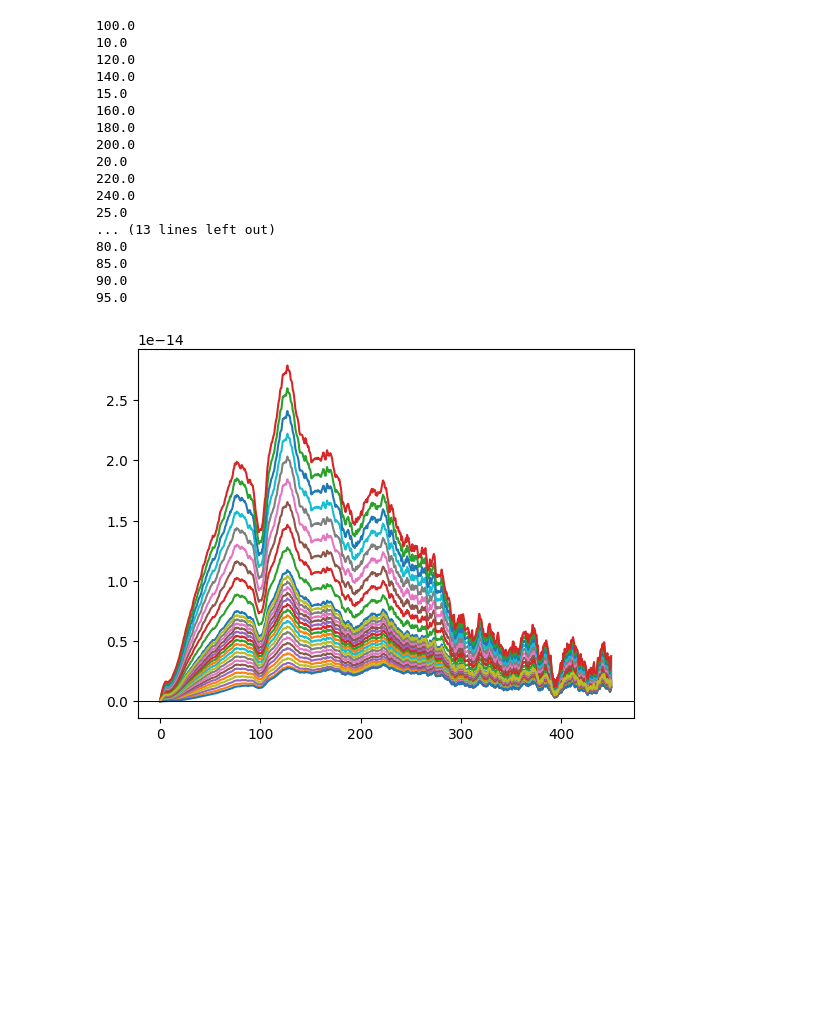
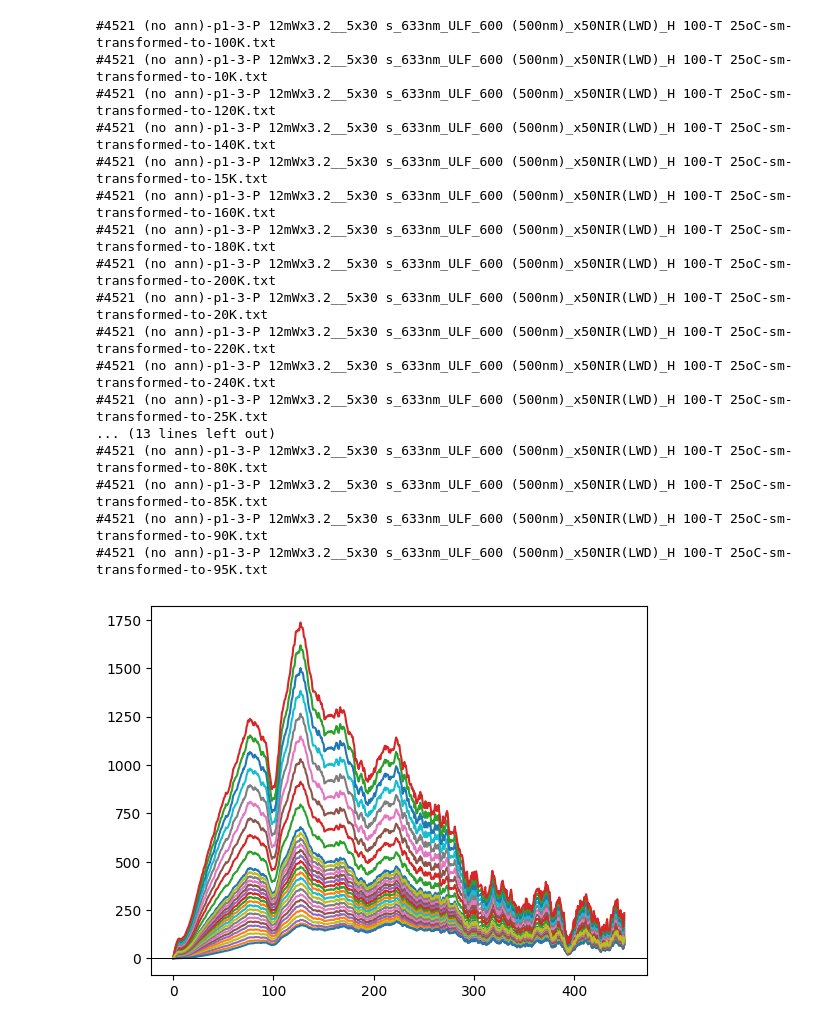
Before and after one commit to radiantbread/reduced_spectra, a Jupyter notebook: reduced_reduction.ipynb, the cells around one changed output. Drawn from its saved outputs; the diff is of its cells as text; code cells hidden in the pictures; blank space fills up the shorter version.

```diff
--- a/reduced_reduction.ipynb
+++ b/reduced_reduction.ipynb
@@ -7,7 +7,7 @@ from matplotlib import pyplot as plt
 from scipy import integrate
 # %%
 input_dir = os.getcwd() + "/input/#4521-generated-sweep/"
-output_dir = os.getcwd() + "/output/reduced-sweep-weird/"
+output_dir = os.getcwd() + "/output/reduced-sweep-weird-normalized/"
 filenames = list(filter(lambda f: ".txt" in f, os.listdir(input_dir))) # Работаем только с .txt
 
 def get_temp(filename):
@@ -39,11 +39,11 @@ def B_factor2(omega, T):
 
 def reduced_spectrum(omega, I, T):
     """Calculate reduced Raman spectrum for Stokes scattering."""
-    wavelength_correction = (omega_laser - omega)**(-4) # -omega for Stokes scattering.
+    wavelength_correction = (1 - omega/omega_laser)**(-4) # -omega for Stokes scattering.
     return wavelength_correction * omega * B_factor2(omega, T) * I
 
-def reduced_spectrum_but_weird(omega, I, T):
-    wavelength_correction = (omega_laser - omega)**(-4) # -omega for Stokes scattering.
+def reduced_spectrum_but_weird(omega, I):
+    wavelength_correction = (1 - omega/omega_laser)**(-4) # -omega for Stokes scattering.
     return wavelength_correction * omega * I
 
 def transform_spectrum_temp(omega, I, T1, T2, B_factor=B_factor2):
@@ -53,45 +53,46 @@ def transform_spectrum_temp(omega, I, T1, T2, B_factor=B_factor2):
 # %%
 count = 0
 for filename in filenames:
     count += 1
     if count != 5:
         2 == 2
         # continue
 
     T = get_temp(filename) # K
-    print(T)
+    # print(T)
     data = cut_range(np.loadtxt(input_dir + filename), 0, np.inf)
     background = np.mean(data[0:100,1])
     data = cut_range(np.loadtxt(input_dir + filename), 0, 450)
     data[:,1] = data[:,1] - background
 
-    R = reduced_spectrum_but_weird(data[:,0], data[:,1], T)
+    R = reduced_spectrum_but_weird(data[:,0], data[:,1])
 
     new_data = np.transpose(np.array([data[:,0], R]))
     plt.plot(*np.transpose(new_data))
 
     plt.axhline(y=0, color='black', linewidth=0.7)
 
+    print(filename)
     np.savetxt(output_dir + filename.split('.txt')[0] + "-reduced.txt", new_data)
 # %% [output]
-100.0
-10.0
-120.0
-140.0
-15.0
-160.0
-180.0
-200.0
-20.0
-220.0
-240.0
-25.0
+#4521 (no ann)-p1-3-P 12mWx3.2__5x30 s_633nm_ULF_600 (500nm)_x50NIR(LWD)_H 100-T 25oC-sm-transformed-to-100K.txt
+#4521 (no ann)-p1-3-P 12mWx3.2__5x30 s_633nm_ULF_600 (500nm)_x50NIR(LWD)_H 100-T 25oC-sm-transformed-to-10K.txt
+#4521 (no ann)-p1-3-P 12mWx3.2__5x30 s_633nm_ULF_600 (500nm)_x50NIR(LWD)_H 100-T 25oC-sm-transformed-to-120K.txt
+#4521 (no ann)-p1-3-P 12mWx3.2__5x30 s_633nm_ULF_600 (500nm)_x50NIR(LWD)_H 100-T 25oC-sm-transformed-to-140K.txt
+#4521 (no ann)-p1-3-P 12mWx3.2__5x30 s_633nm_ULF_600 (500nm)_x50NIR(LWD)_H 100-T 25oC-sm-transformed-to-15K.txt
+#4521 (no ann)-p1-3-P 12mWx3.2__5x30 s_633nm_ULF_600 (500nm)_x50NIR(LWD)_H 100-T 25oC-sm-transformed-to-160K.txt
+#4521 (no ann)-p1-3-P 12mWx3.2__5x30 s_633nm_ULF_600 (500nm)_x50NIR(LWD)_H 100-T 25oC-sm-transformed-to-180K.txt
+#4521 (no ann)-p1-3-P 12mWx3.2__5x30 s_633nm_ULF_600 (500nm)_x50NIR(LWD)_H 100-T 25oC-sm-transformed-to-200K.txt
+#4521 (no ann)-p1-3-P 12mWx3.2__5x30 s_633nm_ULF_600 (500nm)_x50NIR(LWD)_H 100-T 25oC-sm-transformed-to-20K.txt
+#4521 (no ann)-p1-3-P 12mWx3.2__5x30 s_633nm_ULF_600 (500nm)_x50NIR(LWD)_H 100-T 25oC-sm-transformed-to-220K.txt
+#4521 (no ann)-p1-3-P 12mWx3.2__5x30 s_633nm_ULF_600 (500nm)_x50NIR(LWD)_H 100-T 25oC-sm-transformed-to-240K.txt
+#4521 (no ann)-p1-3-P 12mWx3.2__5x30 s_633nm_ULF_600 (500nm)_x50NIR(LWD)_H 100-T 25oC-sm-transformed-to-25K.txt
 ... (13 lines left out)
-80.0
-85.0
-90.0
-95.0
+#4521 (no ann)-p1-3-P 12mWx3.2__5x30 s_633nm_ULF_600 (500nm)_x50NIR(LWD)_H 100-T 25oC-sm-transformed-to-80K.txt
+#4521 (no ann)-p1-3-P 12mWx3.2__5x30 s_633nm_ULF_600 (500nm)_x50NIR(LWD)_H 100-T 25oC-sm-transformed-to-85K.txt
+#4521 (no ann)-p1-3-P 12mWx3.2__5x30 s_633nm_ULF_600 (500nm)_x50NIR(LWD)_H 100-T 25oC-sm-transformed-to-90K.txt
+#4521 (no ann)-p1-3-P 12mWx3.2__5x30 s_633nm_ULF_600 (500nm)_x50NIR(LWD)_H 100-T 25oC-sm-transformed-to-95K.txt
-[figure, old version]
+[figure, new version]
 # %%
 T1 = 300 # K
 #T2 = 5 # K
```
Also changed, not shown: parts of 1 cell of this notebook, 39 other files.
